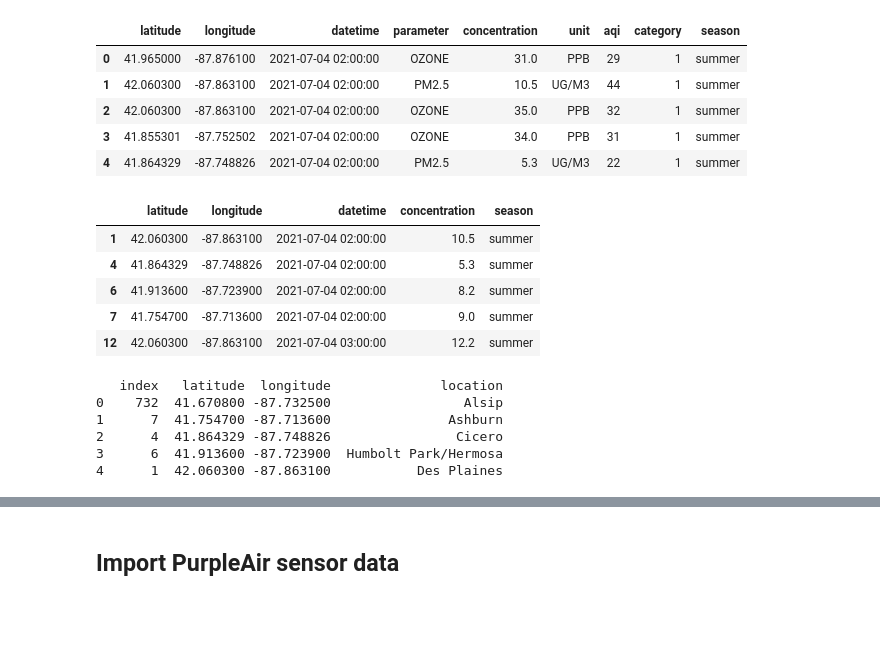
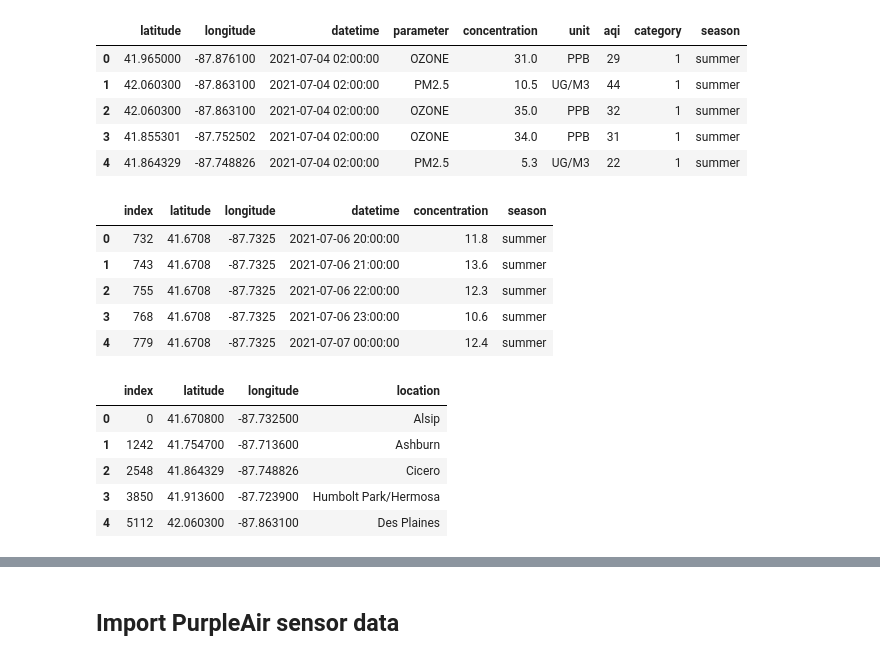
Before and after one commit to code-312/Air-Quality, a Jupyter notebook: notebooks/compare_airnow_and_purpleair.ipynb, the cells around one changed output, grey strips where cells are left out. Drawn from its saved outputs; the diff is of its cells as text; code cells hidden in the pictures; blank space fills up the shorter version.

```diff
--- a/notebooks/compare_airnow_and_purpleair.ipynb
+++ b/notebooks/compare_airnow_and_purpleair.ipynb
@@ -49,20 +52,19 @@ df_an.head()
 # %%
 # Get PM2.5-specific rows/cols
 colList = ['latitude', 'longitude', 'datetime', 'concentration', 'season']
-df_an_pm25 = df_an.loc[df_an['parameter'] == 'PM2.5', :][colList].copy()
+df_an_pm25 = df_an.loc[df_an['parameter'] == 'PM2.5', :][colList].sort_values(by=['latitude', 'datetime']).reset_index().copy()
 
 df_an_pm25.head()
 # %% [output]
-|  | latitude | longitude | datetime | concentration | season |
-| 1 | 42.060300 | -87.863100 | 2021-07-04 02:00:00 | 10.5 | summer |
-| 4 | 41.864329 | -87.748826 | 2021-07-04 02:00:00 | 5.3 | summer |
-| 6 | 41.913600 | -87.723900 | 2021-07-04 02:00:00 | 8.2 | summer |
-| 7 | 41.754700 | -87.713600 | 2021-07-04 02:00:00 | 9.0 | summer |
-| 12 | 42.060300 | -87.863100 | 2021-07-04 03:00:00 | 12.2 | summer |
+|  | index | latitude | longitude | datetime | concentration | season |
+| 0 | 732 | 41.6708 | -87.7325 | 2021-07-06 20:00:00 | 11.8 | summer |
+| 1 | 743 | 41.6708 | -87.7325 | 2021-07-06 21:00:00 | 13.6 | summer |
+| 2 | 755 | 41.6708 | -87.7325 | 2021-07-06 22:00:00 | 12.3 | summer |
+| 3 | 768 | 41.6708 | -87.7325 | 2021-07-06 23:00:00 | 10.6 | summer |
+| 4 | 779 | 41.6708 | -87.7325 | 2021-07-07 00:00:00 | 12.4 | summer |
 # %%
-# Get list of unique sensor coordinates
+# Get list of unique sensor coordinates and sort from southernmost to northermost
 sensorCoords_an = df_an_pm25[['latitude', 'longitude']].drop_duplicates().sort_values(by='latitude').reset_index()
-# In order from southermost to northernmost
 locations_an = {0: "Alsip",
                 1: "Ashburn",
                 2: "Cicero",
@@ -70,11 +72,11 @@ locations_an = {0: "Alsip",
                 4: "Des Plaines"}
 sensorCoords_an['location'] = locations_an.values()
 
-print(sensorCoords_an)
+display(sensorCoords_an)
 # %% [output]
-   index   latitude  longitude              location
-0    732  41.670800 -87.732500                 Alsip
-1      7  41.754700 -87.713600               Ashburn
-2      4  41.864329 -87.748826                Cicero
-3      6  41.913600 -87.723900  Humbolt Park/Hermosa
-4      1  42.060300 -87.863100           Des Plaines
+|  | index | latitude | longitude | location |
+| 0 | 0 | 41.670800 | -87.732500 | Alsip |
+| 1 | 1242 | 41.754700 | -87.713600 | Ashburn |
+| 2 | 2548 | 41.864329 | -87.748826 | Cicero |
+| 3 | 3850 | 41.913600 | -87.723900 | Humbolt Park/Hermosa |
+| 4 | 5112 | 42.060300 | -87.863100 | Des Plaines |
```
Also changed, not shown: parts of 13 cells of this notebook.
